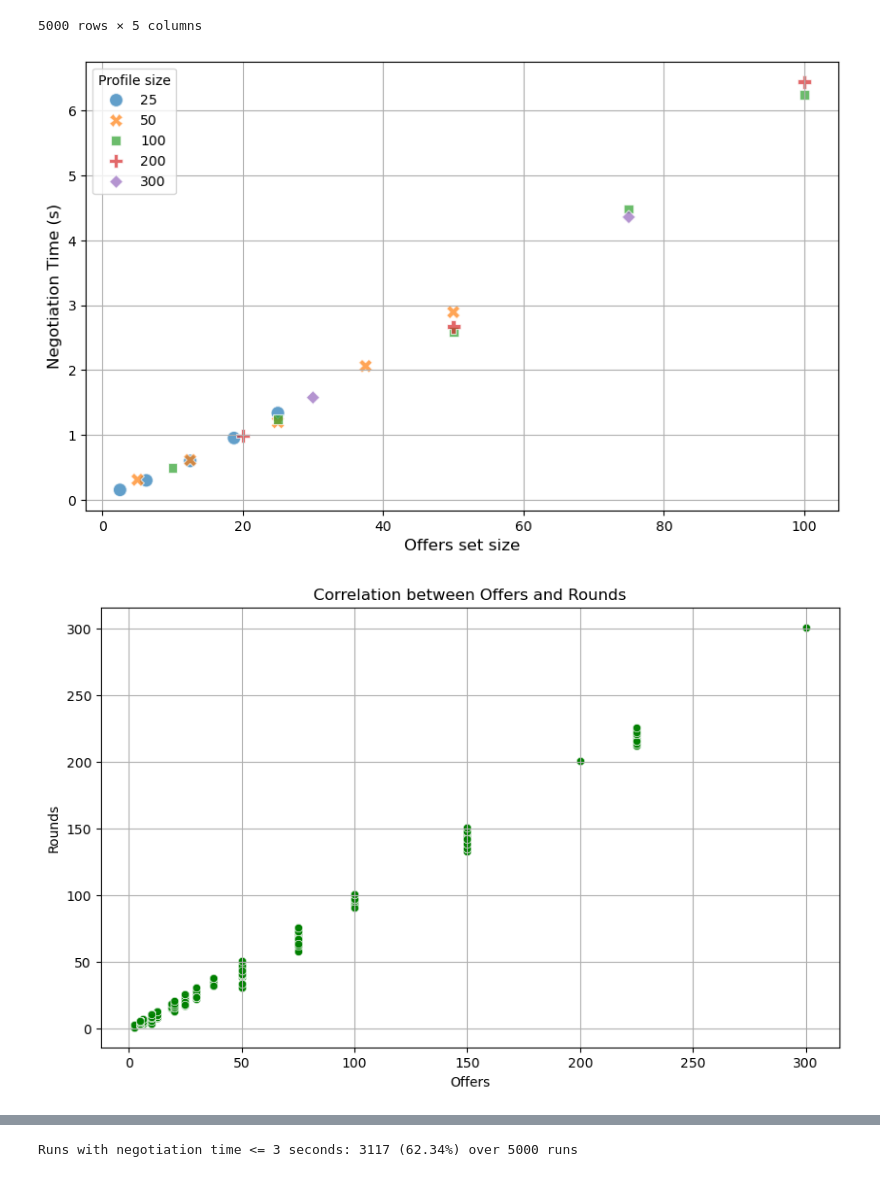
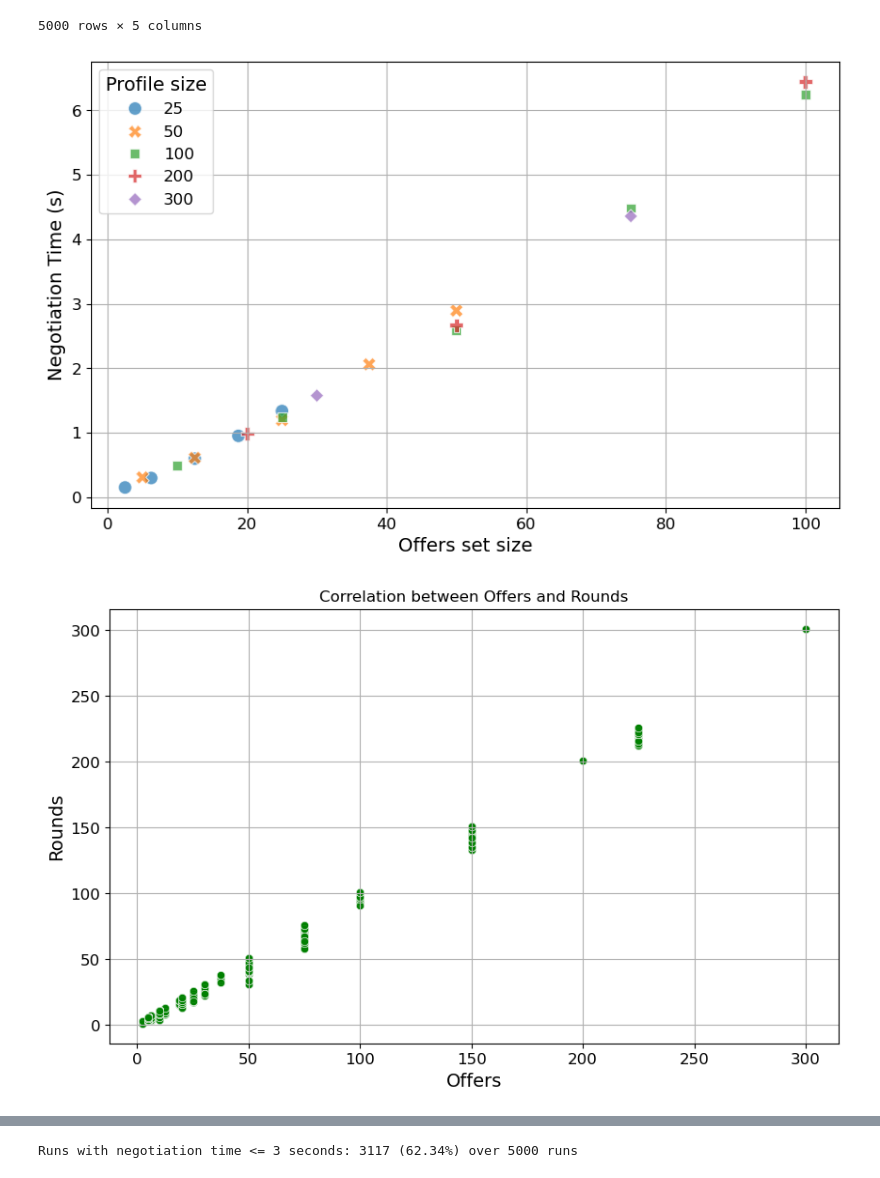
Before and after one commit to RoboChor/robethichor-ethics-based-negotiation, a Jupyter notebook: analysis/scalability-offrobot-analysis.ipynb, the cells around one changed output, grey strips where cells are left out. Cells and saved outputs as stored; diff of their text form; code cells hidden in the pictures.

```diff
--- a/analysis/scalability-offrobot-analysis.ipynb
+++ b/analysis/scalability-offrobot-analysis.ipynb
@@ -139,25 +139,27 @@ See the caveats in the documentation: https://pandas.pydata.org/pandas-docs/stab
 # %%
 mean_negotiation_time = offers_df.groupby(['dispositions', 'conditions', 'offers'])['negotiation_time'].mean().reset_index()
 
 plt.figure(figsize=(10, 6))
 sns.scatterplot(data=mean_negotiation_time[(mean_negotiation_time["offers"] <= 100)], x='offers', y='negotiation_time', hue='dispositions', style='dispositions', palette='tab10', alpha=0.7, s=100)
-plt.xlabel('Offers set size', fontsize=12)
-plt.ylabel('Negotiation Time (s)', fontsize=12)
+plt.xlabel('Offers set size', fontsize=14)
+plt.ylabel('Negotiation Time (s)', fontsize=14)
+plt.tick_params(axis='both', labelsize=12)
 plt.grid(True)
-plt.legend(title='Profile size')
+plt.legend(title='Profile size', fontsize=12, title_fontsize=14, loc='upper left')
 plt.show()
 # %% [output]
-[figure, old version]
+[figure, new version]
 # %%
 plt.figure(figsize=(10, 6))
 sns.scatterplot(data=offers_df, x='offers', y='rounds', color="green", alpha=0.7)
 plt.title('Correlation between Offers and Rounds')
-plt.xlabel('Offers')
-plt.ylabel('Rounds')
+plt.xlabel('Offers', fontsize=14)
+plt.ylabel('Rounds', fontsize=14)
+plt.tick_params(axis='both', labelsize=12)
 plt.grid(True)
 plt.show()
 # %% [output]
-[figure, old version]
+[figure, new version]
 # %%
 plt.figure(figsize=(10, 6))
 scatter = sns.scatterplot(data=plotting_df[(plotting_df["rounds"] <= 101) & (plotting_df["negotiation_time"] < 60)],
```
Also changed, not shown: parts of 2 cells of this notebook, 11 other files.
